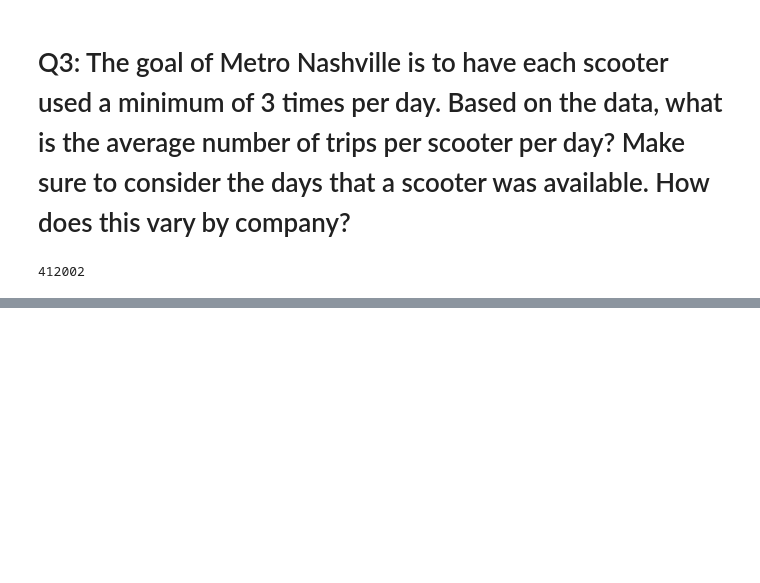
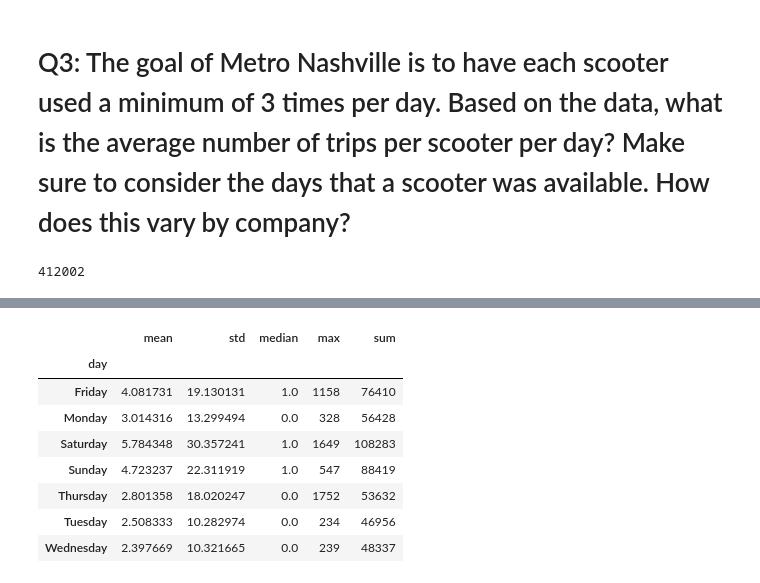
Before and after one commit to NSS-Data-Analytics-Cohort-11/scooters-margherita, a Jupyter notebook: notebook/scooters.ipynb, the cells around one changed output, grey strips where cells are left out. Cells and saved outputs as stored; diff of their text form; code cells hidden in the pictures; blank space fills up the shorter version.

```diff
--- a/notebook/scooters.ipynb
+++ b/notebook/scooters.ipynb
@@ -357,0 +354,19 @@ days_avail_company = scooters.groupby(['companyname', 'sumdid', 'date'])
+# %%
+(clean_trips_grouped
+ .assign(day = clean_trips_grouped['pubtimestamp'].dt.day_name())
+ .assign(hour = clean_trips_grouped['pubtimestamp'].dt.hour)
+ .assign(month = clean_trips_grouped['pubtimestamp'].dt.month)
+ .groupby('day')
+ ['triprecordnum']
+ .agg(['mean', 'std', 'median','max', 'sum'])
+)
+# %% [output]
+|  | mean | std | median | max | sum |
+| day |  |  |  |  |  |
+| Friday | 4.081731 | 19.130131 | 1.0 | 1158 | 76410 |
+| Monday | 3.014316 | 13.299494 | 0.0 | 328 | 56428 |
+| Saturday | 5.784348 | 30.357241 | 1.0 | 1649 | 108283 |
+| Sunday | 4.723237 | 22.311919 | 1.0 | 547 | 88419 |
+| Thursday | 2.801358 | 18.020247 | 0.0 | 1752 | 53632 |
+| Tuesday | 2.508333 | 10.282974 | 0.0 | 234 | 46956 |
+| Wednesday | 2.397669 | 10.321665 | 0.0 | 239 | 48337 |
```
Also changed, not shown: parts of 26 cells of this notebook.
